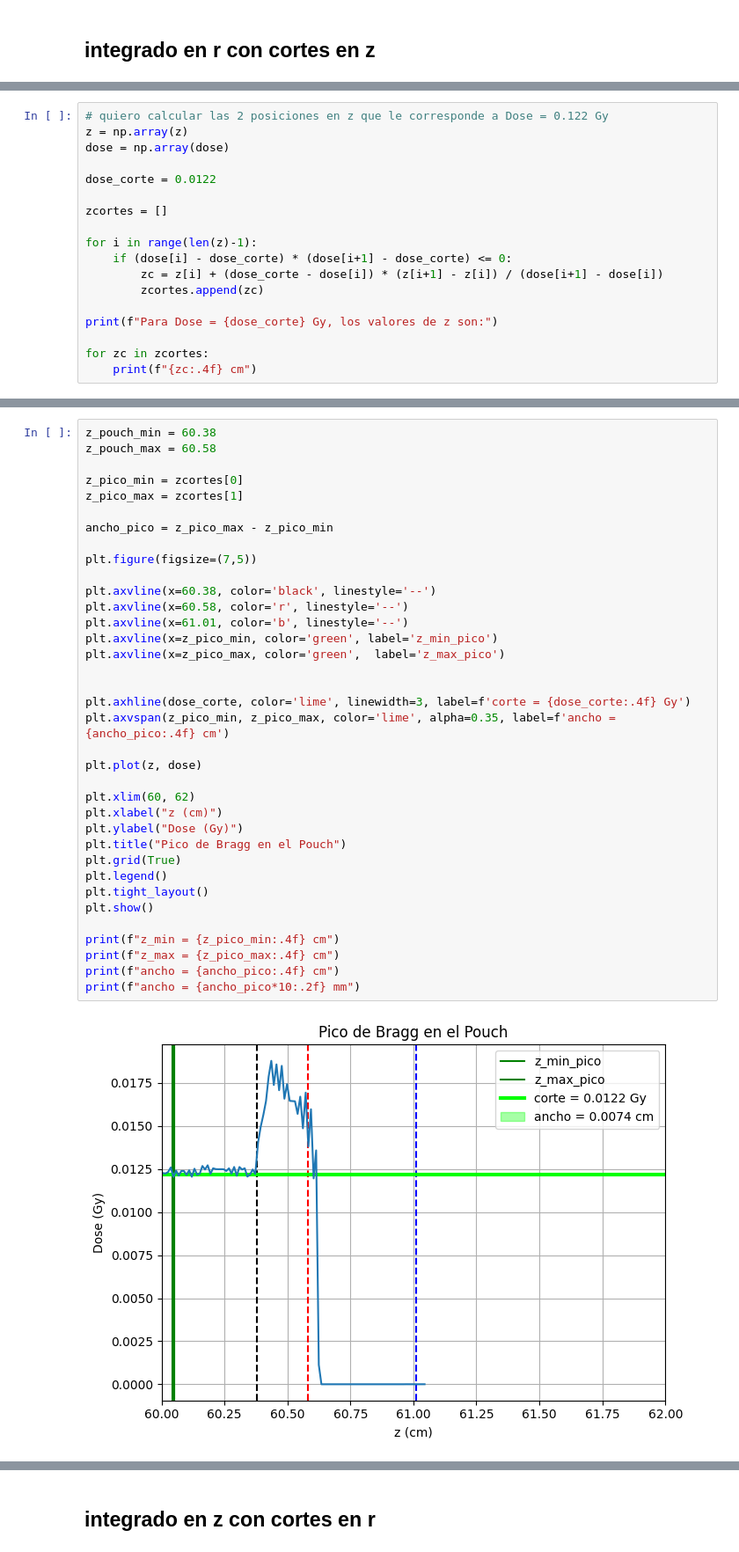
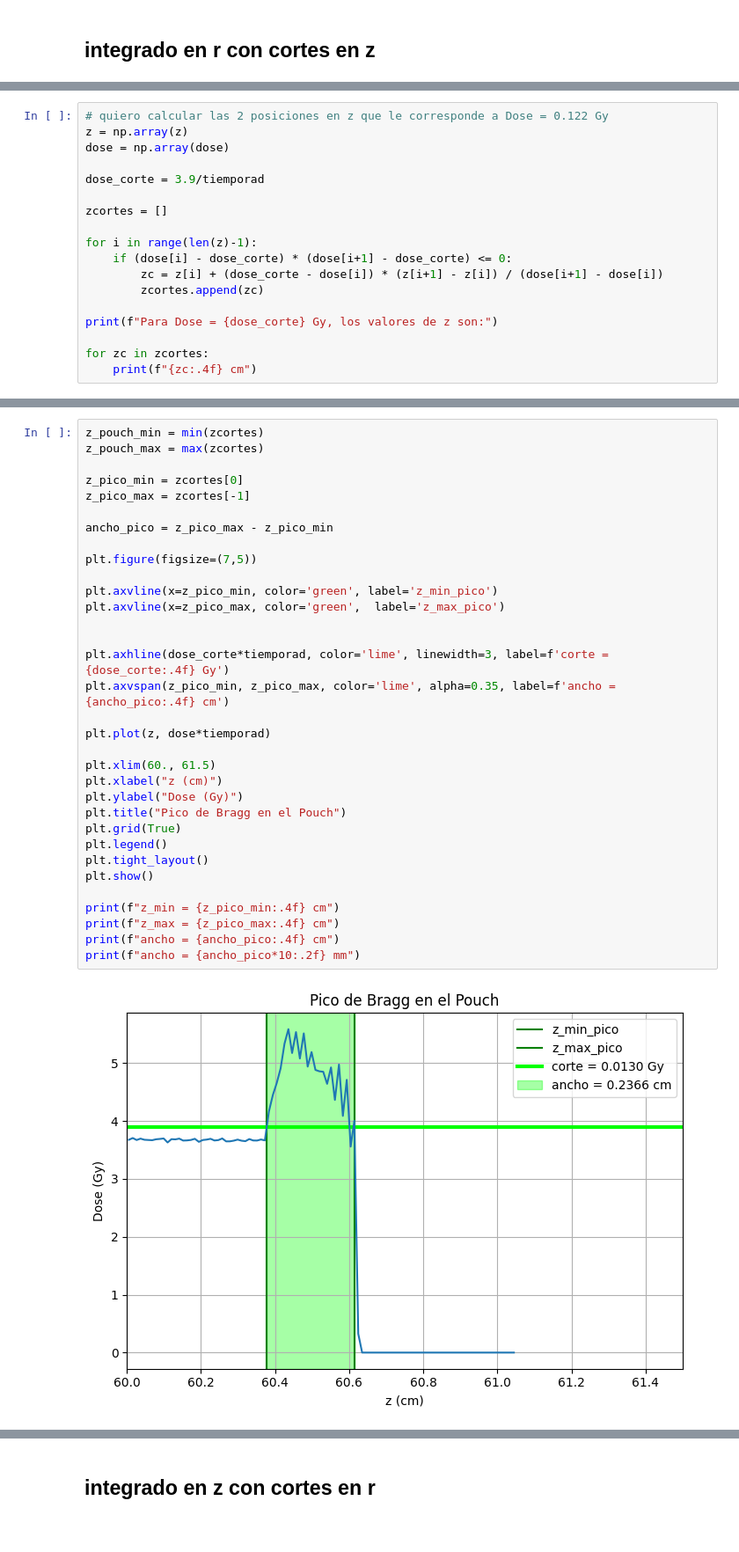
Before and after one commit to arirodriguez001/Laboratory-VI, a Jupyter notebook: Modelo V0/picobragg_V0.ipynb, the cells around one changed output, grey strips where cells are left out. Shown at 88% size. Drawn from its saved outputs; the diff is of its cells as text.

```diff
--- a/Modelo V0/picobragg_V0.ipynb
+++ b/Modelo V0/picobragg_V0.ipynb
@@ -62,7 +62,7 @@ plt.show()
 z = np.array(z)
 dose = np.array(dose)
 
-dose_corte = 0.0122
+dose_corte = 3.9/tiemporad
 
 zcortes = []
 
@@ -99,38 +84,35 @@ Para Dose = 0.0122 Gy, los valores de z son:
 # %%
-z_pouch_min = 60.38
-z_pouch_max = 60.58
+z_pouch_min = min(zcortes)
+z_pouch_max = max(zcortes)
 
 z_pico_min = zcortes[0]
-z_pico_max = zcortes[1]
+z_pico_max = zcortes[-1]
 
 ancho_pico = z_pico_max - z_pico_min
 
 plt.figure(figsize=(7,5))
 
-plt.axvline(x=60.38, color='black', linestyle='--')
-plt.axvline(x=60.58, color='r', linestyle='--')
-plt.axvline(x=61.01, color='b', linestyle='--')
 plt.axvline(x=z_pico_min, color='green', label='z_min_pico')
 plt.axvline(x=z_pico_max, color='green',  label='z_max_pico')
 
 
-plt.axhline(dose_corte, color='lime', linewidth=3, label=f'corte = {dose_corte:.4f} Gy')
+plt.axhline(dose_corte*tiemporad, color='lime', linewidth=3, label=f'corte = {dose_corte:.4f} Gy')
 plt.axvspan(z_pico_min, z_pico_max, color='lime', alpha=0.35, label=f'ancho = {ancho_pico:.4f} cm')
 
-plt.plot(z, dose)
+plt.plot(z, dose*tiemporad)
 
-plt.xlim(60, 62)
+plt.xlim(60., 61.5)
 plt.xlabel("z (cm)")
 plt.ylabel("Dose (Gy)")
 plt.title("Pico de Bragg en el Pouch")
 plt.grid(True)
 plt.legend()
 plt.tight_layout()
 plt.show()
 
 print(f"z_min = {z_pico_min:.4f} cm")
 print(f"z_max = {z_pico_max:.4f} cm")
 print(f"ancho = {ancho_pico:.4f} cm")
 print(f"ancho = {ancho_pico*10:.2f} mm")
 # %% [output]
-[figure, old version]
+[figure, new version]
```
Also changed, not shown: parts of 6 cells of this notebook, 3 other files.
